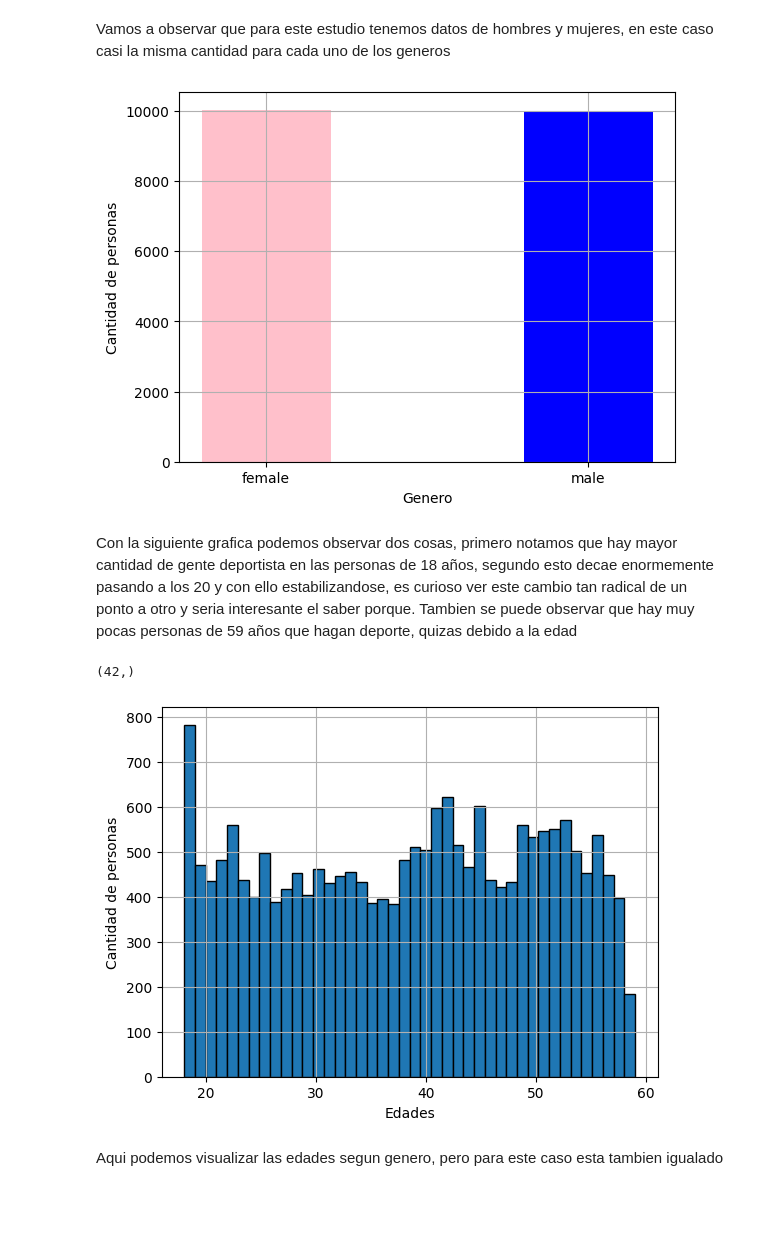
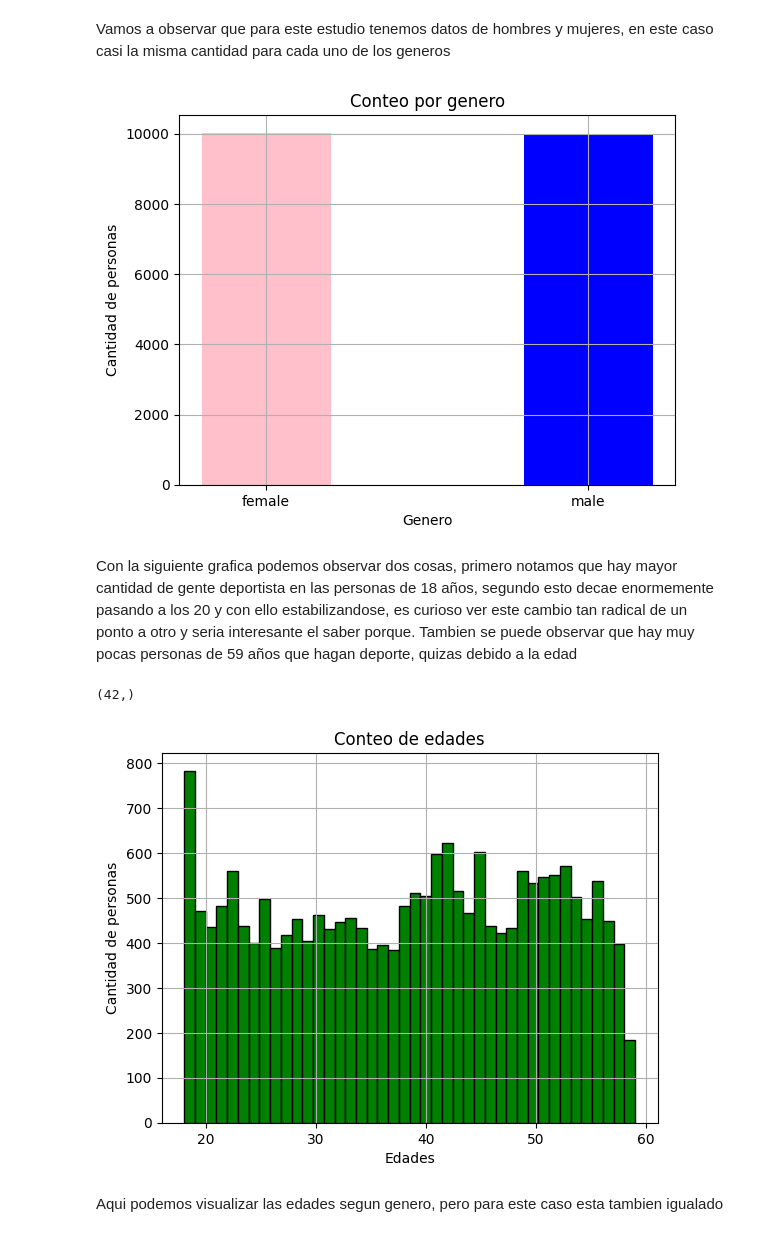
Before and after one commit to JMS1997J/EDA, a Jupyter notebook: notebooks/EDA.ipynb, the cells around one changed output. Drawn from its saved outputs; the diff is of its cells as text; code cells hidden in the pictures; blank space fills up the shorter version.

```diff
--- a/notebooks/EDA.ipynb
+++ b/notebooks/EDA.ipynb
@@ -61,37 +1,50 @@ df_fitness.head()
+# %%
+import pandas as pd
+import matplotlib.pyplot as plt
+df_fitness = pd.read_csv("../data/clean_smart_fitness_&_nutrition_analytics.csv")
+df_fitness_female = df_fitness[df_fitness["gender"] == "female"]
+df_fitness_male = df_fitness[df_fitness["gender"] == "male"]
 # %% [markdown]
 Vamos a observar que para este estudio tenemos datos de hombres y mujeres, en este caso casi la misma cantidad para cada uno de los generos
 # %%
-#contamos el numero de hombres y mujeres
-count = df_fitness["gender"].value_counts()
-plt.grid()
-plt.bar(
-  	["female", "male"],
-    [count["female"], count["male"]],
-    width = 0.4,
-  	color = ["pink", "blue"]
-)
-plt.xlabel("Genero")
-plt.ylabel("Cantidad de personas")
-plt.show()
+def gender_count(df):
+	#contamos el numero de hombres y mujeres
+	count = df["gender"].value_counts()
+	plt.grid()
+	plt.bar(
+		["female", "male"],
+		[count["female"], count["male"]],
+		width = 0.4,
+		color = ["pink", "blue"]
+	)
+	plt.title("Conteo por genero")
+	plt.xlabel("Genero")
+	plt.ylabel("Cantidad de personas")
+	plt.show()
+gender_count(df_fitness)
 # %% [output]
-[figure, old version]
+[figure, new version]
 # %% [markdown]
 Con la siguiente grafica podemos observar dos cosas, primero notamos que hay mayor cantidad de gente deportista en las personas de 18 años, segundo esto decae enormemente pasando a los 20 y con ello estabilizandose, es curioso ver este cambio tan radical de un ponto a otro y seria interesante el saber porque. Tambien se puede observar que hay muy pocas personas de 59 años que hagan deporte, quizas debido a la edad
 # %%
-#con esto veo cuantos valores unicos de edades tengo, en este caso 42
-print(df_fitness["age"].value_counts().shape)
-plt.grid()
-plt.hist(
-    df_fitness["age"],
-	bins = 42,
-    edgecolor='black'
-)
-plt.xlabel("Edades")
-plt.ylabel("Cantidad de personas")
-plt.show()
+def age_count(df, title, color="green"):
+	#con esto veo cuantos valores unicos de edades tengo, en este caso 42
+	print(df["age"].value_counts().shape)
+	plt.grid()
+	plt.hist(
+		df["age"],
+		bins = 42,
+		edgecolor='black',
+		color = color
+	)
+	plt.title(title)
+	plt.xlabel("Edades")
+	plt.ylabel("Cantidad de personas")
+	plt.show()
+age_count(df_fitness, "Conteo de edades")
 # %% [output]
 (42,)
-[figure, old version]
+[figure, new version]
 # %% [markdown]
 Aqui podemos visualizar las edades segun genero, pero para este caso esta tambien igualado
 # %%
```
Also changed, not shown: parts of 10 cells of this notebook, 3 other files.
